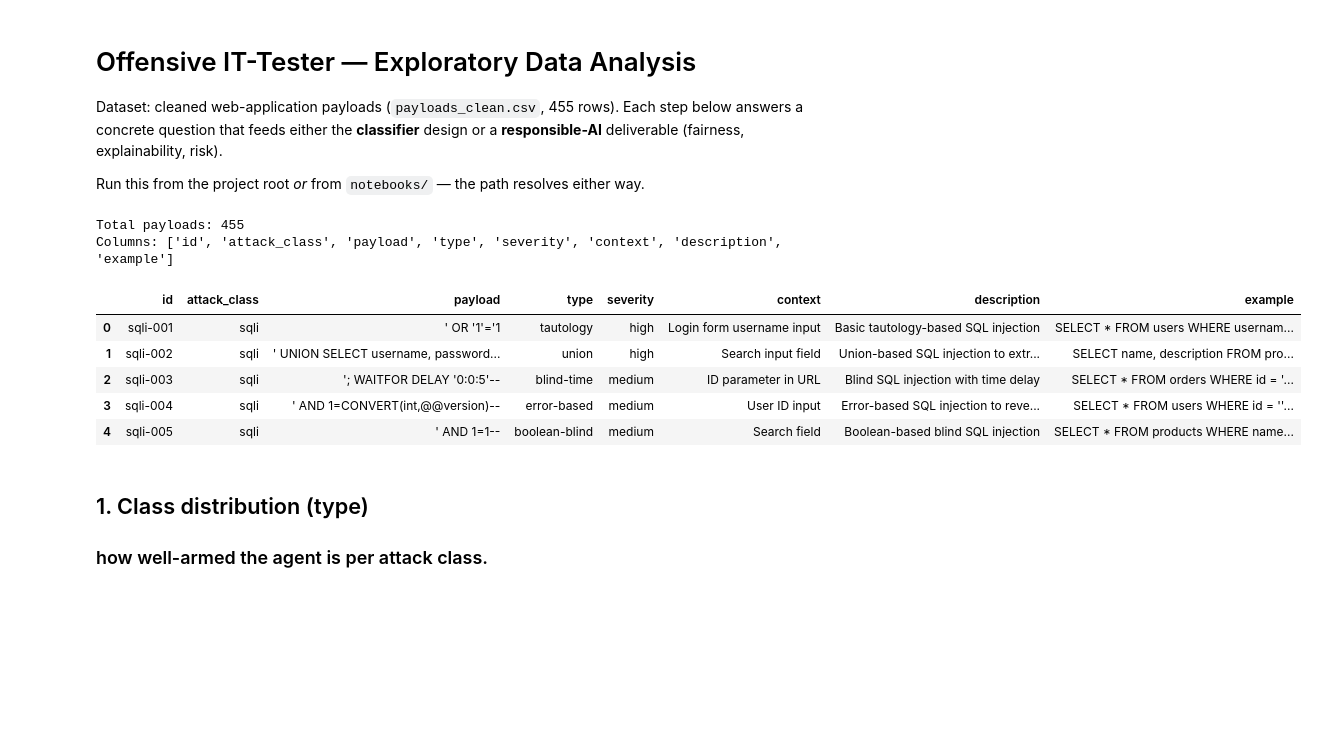
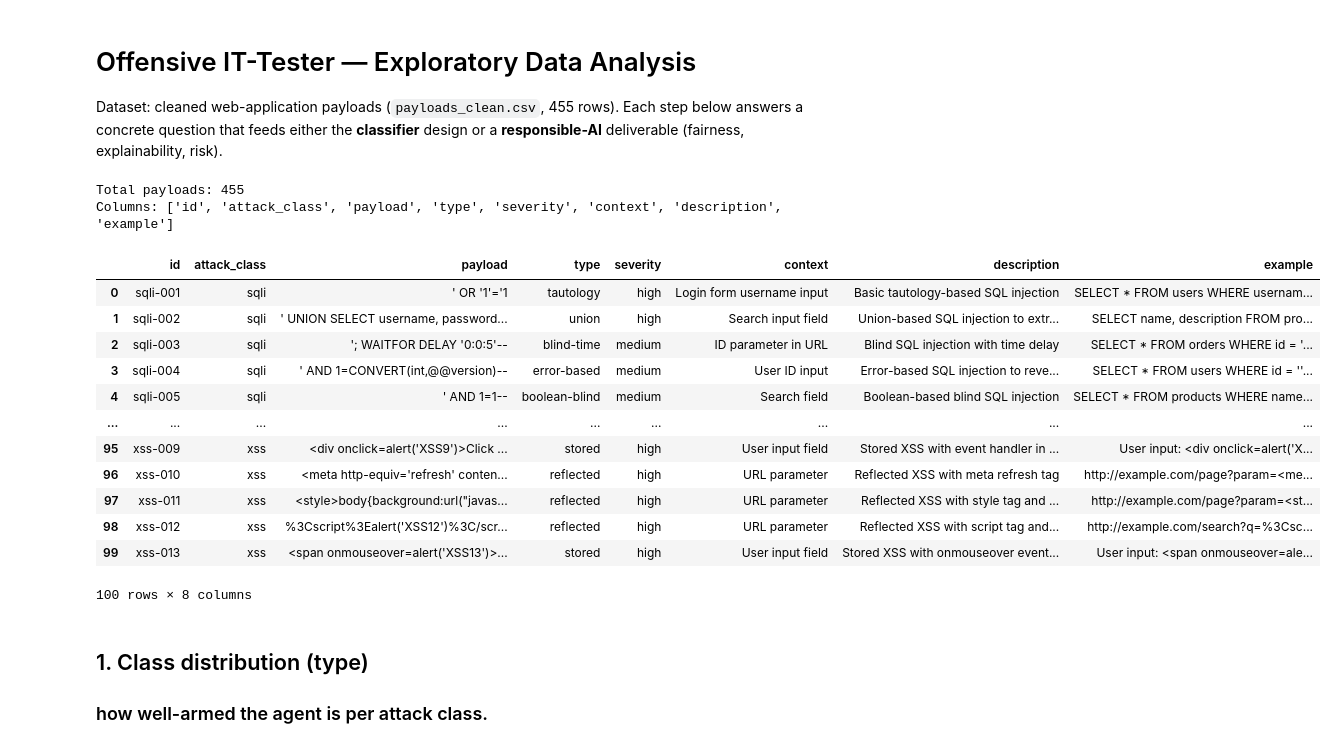
Before and after one commit to yuvrajghag5/RADE, a Jupyter notebook: preprocess/analysis.ipynb, the cells around one changed output. Saved outputs shown, nothing was run; the diff lists cells and outputs as text; code cells hidden in the pictures; blank space fills up the shorter version.

```diff
--- a/preprocess/analysis.ipynb
+++ b/preprocess/analysis.ipynb
@@ -4,39 +4,44 @@
 Dataset: cleaned web-application payloads (`payloads_clean.csv`, 455 rows).
 Each step below answers a concrete question that feeds either the **classifier**
 design or a **responsible-AI** deliverable (fairness, explainability, risk).
-
-Run this from the project root *or* from `notebooks/` — the path resolves either way.
 # %%
 
 import pandas as pd
 from pathlib import Path
 import re
 import sys
 from itertools import combinations
 from difflib import SequenceMatcher
 
 root = Path.cwd().parent
 sys.path.insert(0, str(root))
 
 from config.paths import CLEAN
 
 pd.set_option("display.max_colwidth", 80)
 
 # JSONL = one JSON object per line
 df = pd.read_json(CLEAN / "payloads_clean.jsonl", lines=True)
 
 print(f"Total payloads: {len(df)}")
 print(f"Columns: {list(df.columns)}")
-df.head()
+df.head(100)
 # %% [output]
 Total payloads: 455
 Columns: ['id', 'attack_class', 'payload', 'type', 'severity', 'context', 'description', 'example']
 |  | id | attack_class | payload | type | severity | context | description | example |
 | 0 | sqli-001 | sqli | ' OR '1'='1 | tautology | high | Login form username input | Basic tautology-based SQL injection | SELECT * FROM users WHERE usernam... |
 | 1 | sqli-002 | sqli | ' UNION SELECT username, password... | union | high | Search input field | Union-based SQL injection to extr... | SELECT name, description FROM pro... |
 | 2 | sqli-003 | sqli | '; WAITFOR DELAY '0:0:5'-- | blind-time | medium | ID parameter in URL | Blind SQL injection with time delay | SELECT * FROM orders WHERE id = '... |
 | 3 | sqli-004 | sqli | ' AND 1=CONVERT(int,@@version)-- | error-based | medium | User ID input | Error-based SQL injection to reve... | SELECT * FROM users WHERE id = ''... |
 | 4 | sqli-005 | sqli | ' AND 1=1-- | boolean-blind | medium | Search field | Boolean-based blind SQL injection | SELECT * FROM products WHERE name... |
+| ... | ... | ... | ... | ... | ... | ... | ... | ... |
+| 95 | xss-009 | xss | <div onclick=alert('XSS9')>Click ... | stored | high | User input field | Stored XSS with event handler in ... | User input: <div onclick=alert('X... |
+| 96 | xss-010 | xss | <meta http-equiv='refresh' conten... | reflected | high | URL parameter | Reflected XSS with meta refresh tag | http://example.com/page?param=<me... |
+| 97 | xss-011 | xss | <style>body{background:url("javas... | reflected | high | URL parameter | Reflected XSS with style tag and ... | http://example.com/page?param=<st... |
+| 98 | xss-012 | xss | %3Cscript%3Ealert('XSS12')%3C/scr... | reflected | high | URL parameter | Reflected XSS with script tag and... | http://example.com/search?q=%3Csc... |
+| 99 | xss-013 | xss | <span onmouseover=alert('XSS13')>... | stored | high | User input field | Stored XSS with onmouseover event... | User input: <span onmouseover=ale... |
+100 rows × 8 columns
 # %% [markdown]
 ## 1. Class distribution (type)
 ### how well-armed the agent is per attack class.
```
Also changed, not shown: parts of 5 cells of this notebook.
